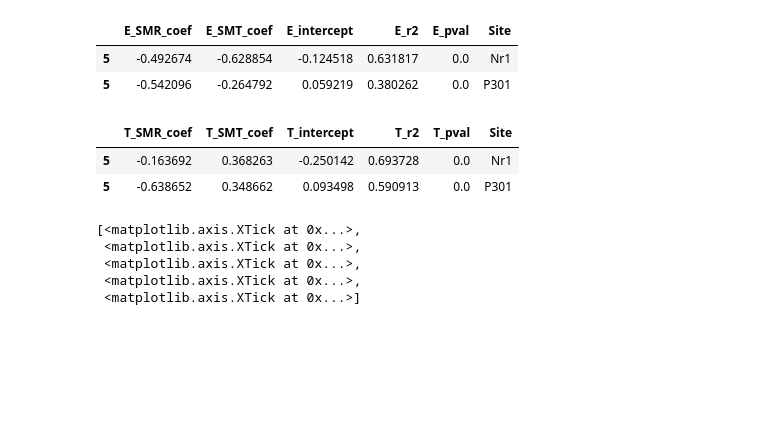
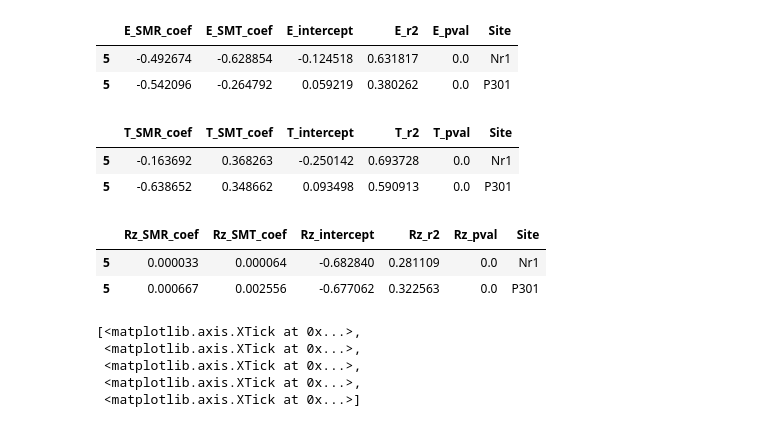
Before and after one commit to theobarnhart/rhessys_prep_analysis, a Jupyter notebook: smex/Explore SMEX Sensitivity v3.ipynb, the cells around one changed output. Cells and saved outputs as stored; diff of their text form; code cells hidden in the pictures; blank space fills up the shorter version.

```diff
--- a/smex/Explore SMEX Sensitivity v3.ipynb
+++ b/smex/Explore SMEX Sensitivity v3.ipynb
@@ -80,6 +80,7 @@ def process_df_snowmelt(data,soils):
     data['wb2'] = standardize(data.wb)
     data['E_PeakSWE2'] = standardize(data.E_PeakSWE)
     data['T_PeakSWE2'] = standardize(data.T_PeakSWE)
+    data['rz_storage2'] = standardize(data.rz_storage)
 
     # allocate room for the
 
@@ -127,6 +128,12 @@ def process_df_snowmelt(data,soils):
     soils['T_r2'] = np.NaN
     soils['T_pval'] = np.NaN
 
+    soils['Rz_intercept'] = np.NaN
+    soils['Rz_SMR_coef'] = np.NaN
+    soils['Rz_SMT_coef'] = np.NaN
+    soils['Rz_r2'] = np.NaN
+    soils['Rz_pval'] = np.NaN
+
     return data,soils
 # %% [markdown]
 ### Nr1
@@ -259,6 +266,13 @@ for dat,site in zip(datasets,sites): # loop through each site
         soils.loc[(soils.Site == site) & (soils.idx == combo),'T_SMT_coef'] = mod.params['TpeakSWE2']
         soils.loc[(soils.Site == site) & (soils.idx == combo),'T_r2'] = mod.rsquared
         soils.loc[(soils.Site == site) & (soils.idx == combo),'T_pval'] = mod.f_pvalue
+
+        mod = sm.ols('rz_storage2 ~ SMR2 + TpeakSWE2 + 1', data = dat.loc[dat.combo == combo]).fit()
+        soils.loc[(soils.Site == site) & (soils.idx == combo),'Rz_intercept'] = mod.params['Intercept']
+        soils.loc[(soils.Site == site) & (soils.idx == combo),'Rz_SMR_coef'] = mod.params['SMR2']
+        soils.loc[(soils.Site == site) & (soils.idx == combo),'Rz_SMT_coef'] = mod.params['TpeakSWE2']
+        soils.loc[(soils.Site == site) & (soils.idx == combo),'Rz_r2'] = mod.rsquared
+        soils.loc[(soils.Site == site) & (soils.idx == combo),'Rz_pval'] = mod.f_pvalue
 # %% [markdown]
 ## idx == 6 is the optimized root depth
 # %%
@@ -285,6 +299,12 @@ soils.loc[soils.idx == 6 ,['T_SMR_coef','T_SMT_coef','T_intercept','T_r2','T_pva
 |  | T_SMR_coef | T_SMT_coef | T_intercept | T_r2 | T_pval | Site |
 | 5 | -0.163692 | 0.368263 | -0.250142 | 0.693728 | 0.0 | Nr1 |
 | 5 | -0.638652 | 0.348662 | 0.093498 | 0.590913 | 0.0 | P301 |
+# %%
+soils.loc[soils.idx == 6 ,['Rz_SMR_coef','Rz_SMT_coef','Rz_intercept','Rz_r2','Rz_pval','Site']]
+# %% [output]
+|  | Rz_SMR_coef | Rz_SMT_coef | Rz_intercept | Rz_r2 | Rz_pval | Site |
+| 5 | 0.000033 | 0.000064 | -0.682840 | 0.281109 | 0.0 | Nr1 |
+| 5 | 0.000667 | 0.002556 | -0.677062 | 0.322563 | 0.0 | P301 |
 # %%
 # compute PAWS for each site:
 
```
